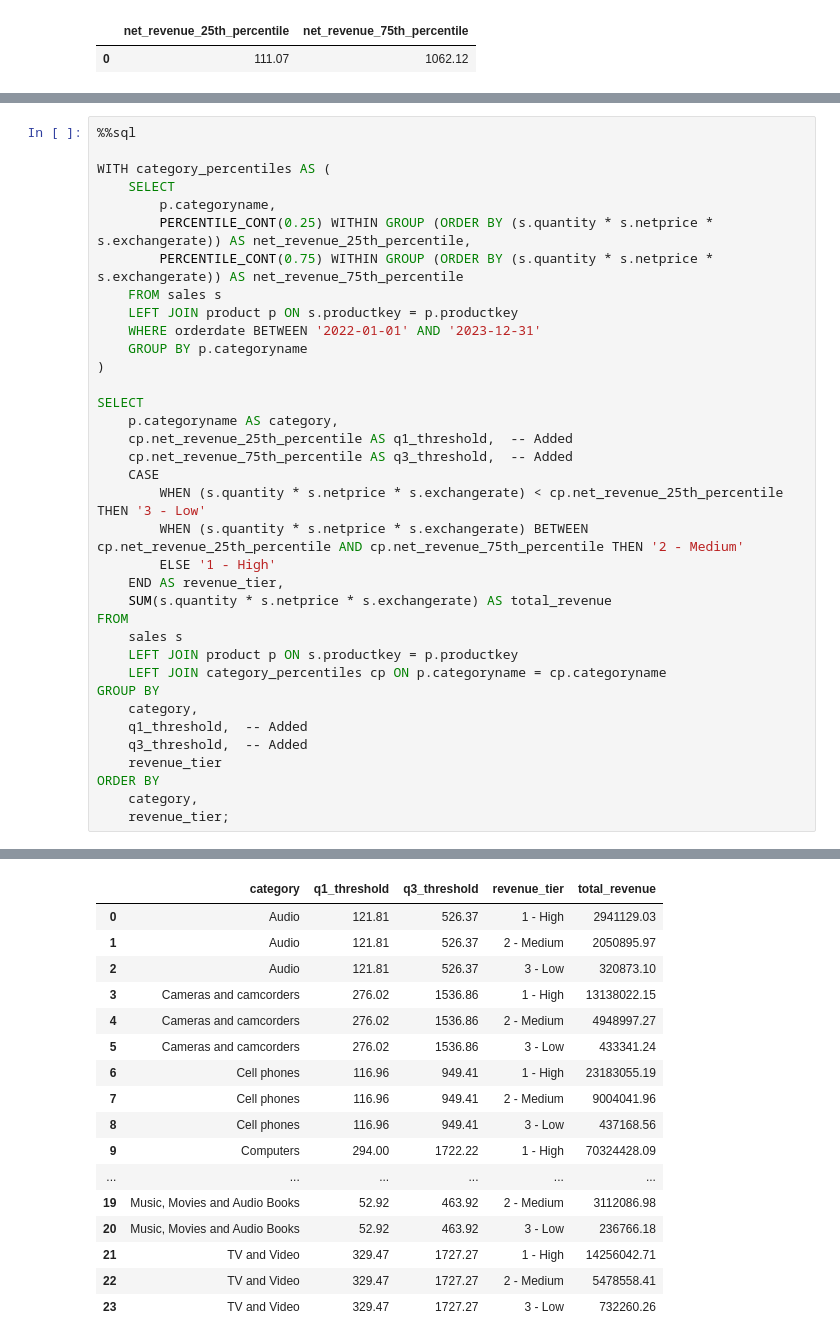
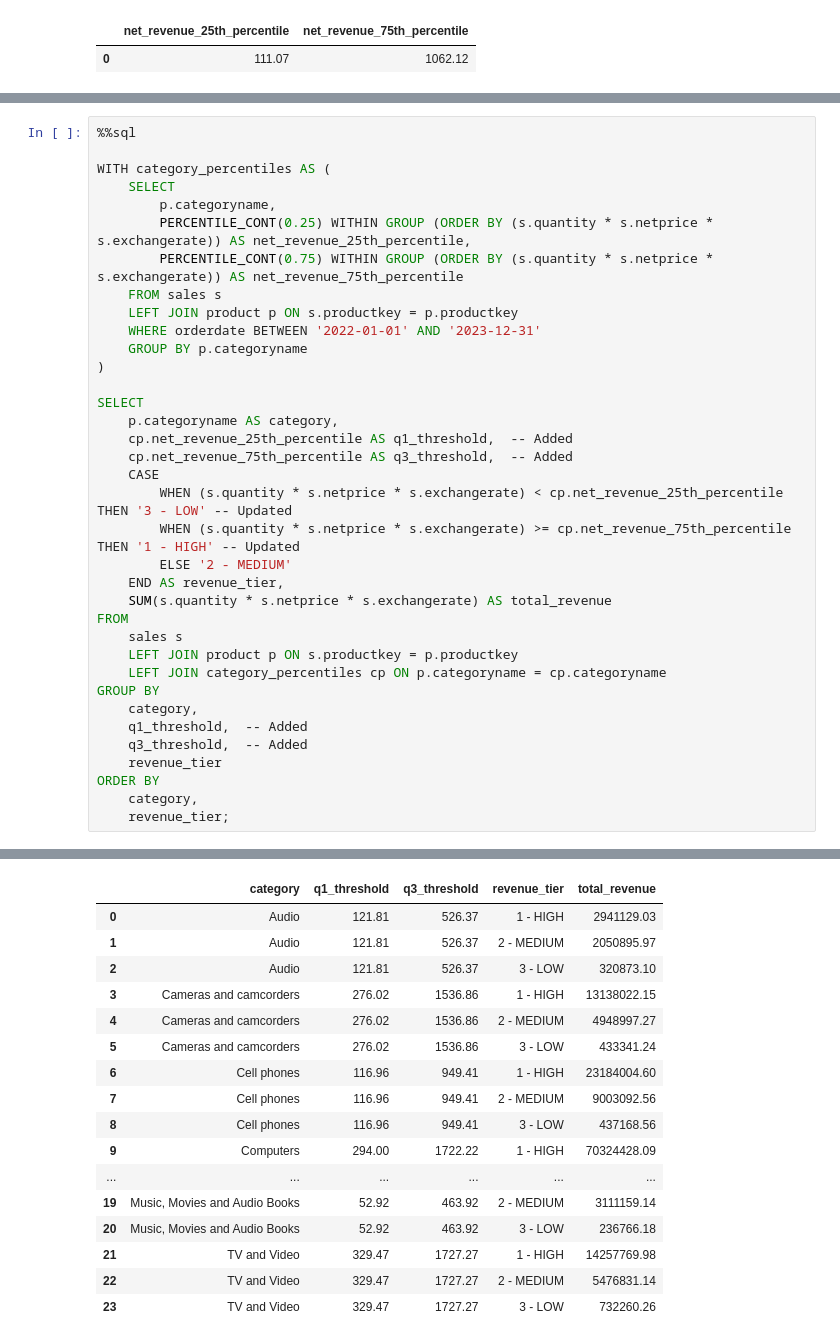
Before and after one commit to mgamzec/SQL_Data_Analytics_Project, a Jupyter notebook: 1_Pivot_With_Case_Statements/3_Advanced_Segmentation.ipynb, the cells around one changed output, grey strips where cells are left out. Cells and saved outputs as stored; diff of their text form.

```diff
--- a/1_Pivot_With_Case_Statements/3_Advanced_Segmentation.ipynb
+++ b/1_Pivot_With_Case_Statements/3_Advanced_Segmentation.ipynb
@@ -601,49 +504,49 @@ WITH category_percentiles AS (
         PERCENTILE_CONT(0.75) WITHIN GROUP (ORDER BY (s.quantity * s.netprice * s.exchangerate)) AS net_revenue_75th_percentile
     FROM sales s
     LEFT JOIN product p ON s.productkey = p.productkey
     WHERE orderdate BETWEEN '2022-01-01' AND '2023-12-31'
     GROUP BY p.categoryname
 )
 
 SELECT
     p.categoryname AS category,
     cp.net_revenue_25th_percentile AS q1_threshold,  -- Added
     cp.net_revenue_75th_percentile AS q3_threshold,  -- Added
     CASE
-        WHEN (s.quantity * s.netprice * s.exchangerate) < cp.net_revenue_25th_percentile THEN '3 - Low'
-        WHEN (s.quantity * s.netprice * s.exchangerate) BETWEEN cp.net_revenue_25th_percentile AND cp.net_revenue_75th_percentile THEN '2 - Medium'
-        ELSE '1 - High'
+        WHEN (s.quantity * s.netprice * s.exchangerate) < cp.net_revenue_25th_percentile THEN '3 - LOW' -- Updated
+        WHEN (s.quantity * s.netprice * s.exchangerate) >= cp.net_revenue_75th_percentile THEN '1 - HIGH' -- Updated
+        ELSE '2 - MEDIUM'
     END AS revenue_tier,
     SUM(s.quantity * s.netprice * s.exchangerate) AS total_revenue
 FROM
     sales s
     LEFT JOIN product p ON s.productkey = p.productkey
     LEFT JOIN category_percentiles cp ON p.categoryname = cp.categoryname
 GROUP BY
     category,
     q1_threshold,  -- Added
     q3_threshold,  -- Added
     revenue_tier
 ORDER BY
     category,
     revenue_tier;
 # %% [output]
 Running query in 'postgresql://postgres:***@localhost:5432/contoso_100k'
 24 rows affected.
 |  | category | q1_threshold | q3_threshold | revenue_tier | total_revenue |
-| 0 | Audio | 121.81 | 526.37 | 1 - High | 2941129.03 |
-| 1 | Audio | 121.81 | 526.37 | 2 - Medium | 2050895.97 |
-| 2 | Audio | 121.81 | 526.37 | 3 - Low | 320873.10 |
-| 3 | Cameras and camcorders | 276.02 | 1536.86 | 1 - High | 13138022.15 |
-| 4 | Cameras and camcorders | 276.02 | 1536.86 | 2 - Medium | 4948997.27 |
-| 5 | Cameras and camcorders | 276.02 | 1536.86 | 3 - Low | 433341.24 |
-| 6 | Cell phones | 116.96 | 949.41 | 1 - High | 23183055.19 |
-| 7 | Cell phones | 116.96 | 949.41 | 2 - Medium | 9004041.96 |
-| 8 | Cell phones | 116.96 | 949.41 | 3 - Low | 437168.56 |
-| 9 | Computers | 294.00 | 1722.22 | 1 - High | 70324428.09 |
+| 0 | Audio | 121.81 | 526.37 | 1 - HIGH | 2941129.03 |
+| 1 | Audio | 121.81 | 526.37 | 2 - MEDIUM | 2050895.97 |
+| 2 | Audio | 121.81 | 526.37 | 3 - LOW | 320873.10 |
+| 3 | Cameras and camcorders | 276.02 | 1536.86 | 1 - HIGH | 13138022.15 |
+| 4 | Cameras and camcorders | 276.02 | 1536.86 | 2 - MEDIUM | 4948997.27 |
+| 5 | Cameras and camcorders | 276.02 | 1536.86 | 3 - LOW | 433341.24 |
+| 6 | Cell phones | 116.96 | 949.41 | 1 - HIGH | 23184004.60 |
+| 7 | Cell phones | 116.96 | 949.41 | 2 - MEDIUM | 9003092.56 |
+| 8 | Cell phones | 116.96 | 949.41 | 3 - LOW | 437168.56 |
+| 9 | Computers | 294.00 | 1722.22 | 1 - HIGH | 70324428.09 |
 | ... | ... | ... | ... | ... | ... |
-| 19 | Music, Movies and Audio Books | 52.92 | 463.92 | 2 - Medium | 3112086.98 |
-| 20 | Music, Movies and Audio Books | 52.92 | 463.92 | 3 - Low | 236766.18 |
-| 21 | TV and Video | 329.47 | 1727.27 | 1 - High | 14256042.71 |
-| 22 | TV and Video | 329.47 | 1727.27 | 2 - Medium | 5478558.41 |
-| 23 | TV and Video | 329.47 | 1727.27 | 3 - Low | 732260.26 |
+| 19 | Music, Movies and Audio Books | 52.92 | 463.92 | 2 - MEDIUM | 3111159.14 |
+| 20 | Music, Movies and Audio Books | 52.92 | 463.92 | 3 - LOW | 236766.18 |
+| 21 | TV and Video | 329.47 | 1727.27 | 1 - HIGH | 14257769.98 |
+| 22 | TV and Video | 329.47 | 1727.27 | 2 - MEDIUM | 5476831.14 |
+| 23 | TV and Video | 329.47 | 1727.27 | 3 - LOW | 732260.26 |
```
Also changed, not shown: parts of 9 cells of this notebook, 1 other file.
